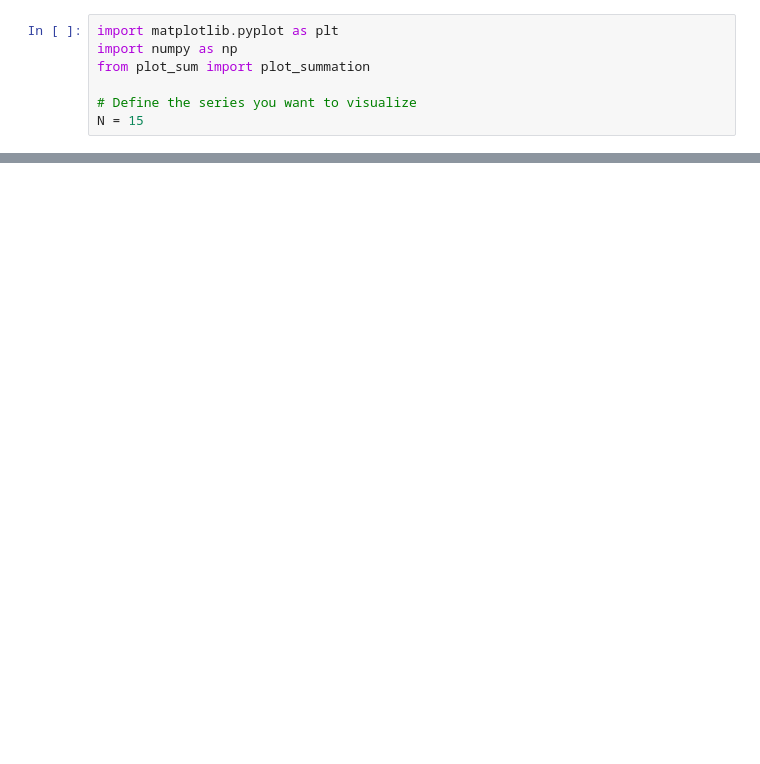
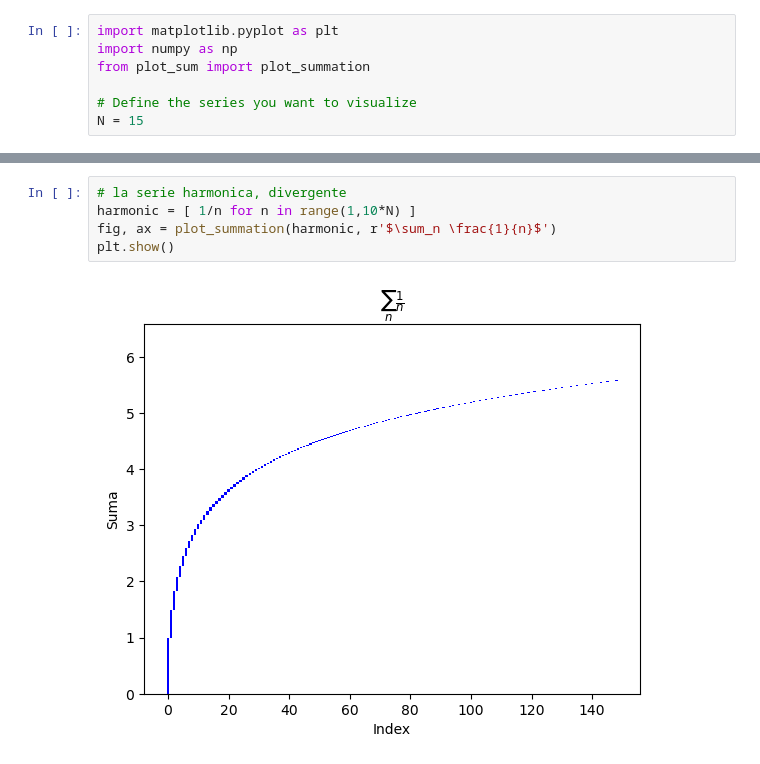
Before and after one commit to fbientrigo/youtube-src, a Jupyter notebook: manim_project/convergence_plots/main_convergence.ipynb, the cells around one changed output, grey strips where cells are left out. Saved outputs shown, nothing was run; the diff lists cells and outputs as text; blank space fills up the shorter version.

```diff
--- a/manim_project/convergence_plots/main_convergence.ipynb
+++ b/manim_project/convergence_plots/main_convergence.ipynb
@@ -20,3 +20,10 @@ plt.show()
+# %%
+# la serie harmonica, divergente
+harmonic = [ 1/n for n in range(1,10*N) ]
+fig, ax = plot_summation(harmonic, r'$\sum_n \frac{1}{n}$')
+plt.show()
+# %% [output]
+[figure, added]
 # %%
 # la utilizada en la exponencial
 exp_sum = [ 1 / np.math.factorial(n) for n in range(N) ]
```
Also changed, not shown: parts of 4 cells of this notebook, 1 other file.
